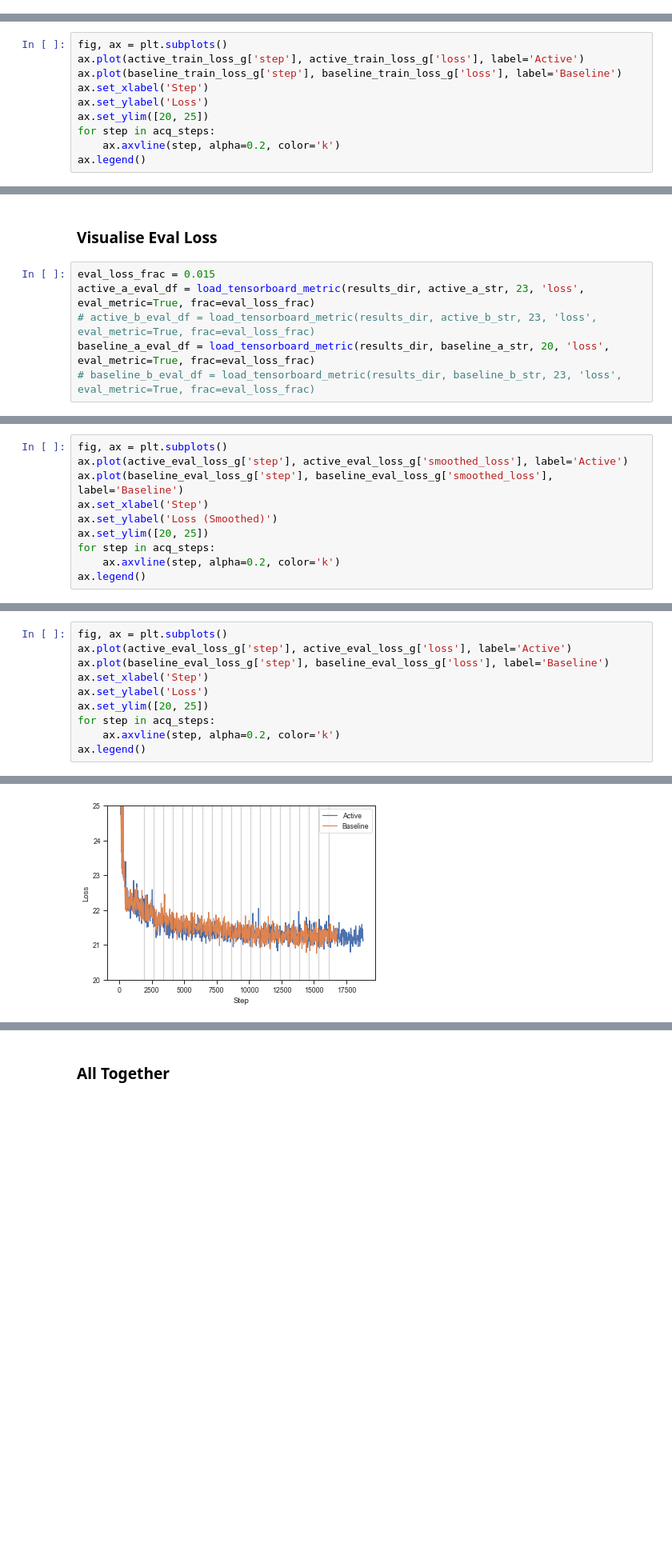
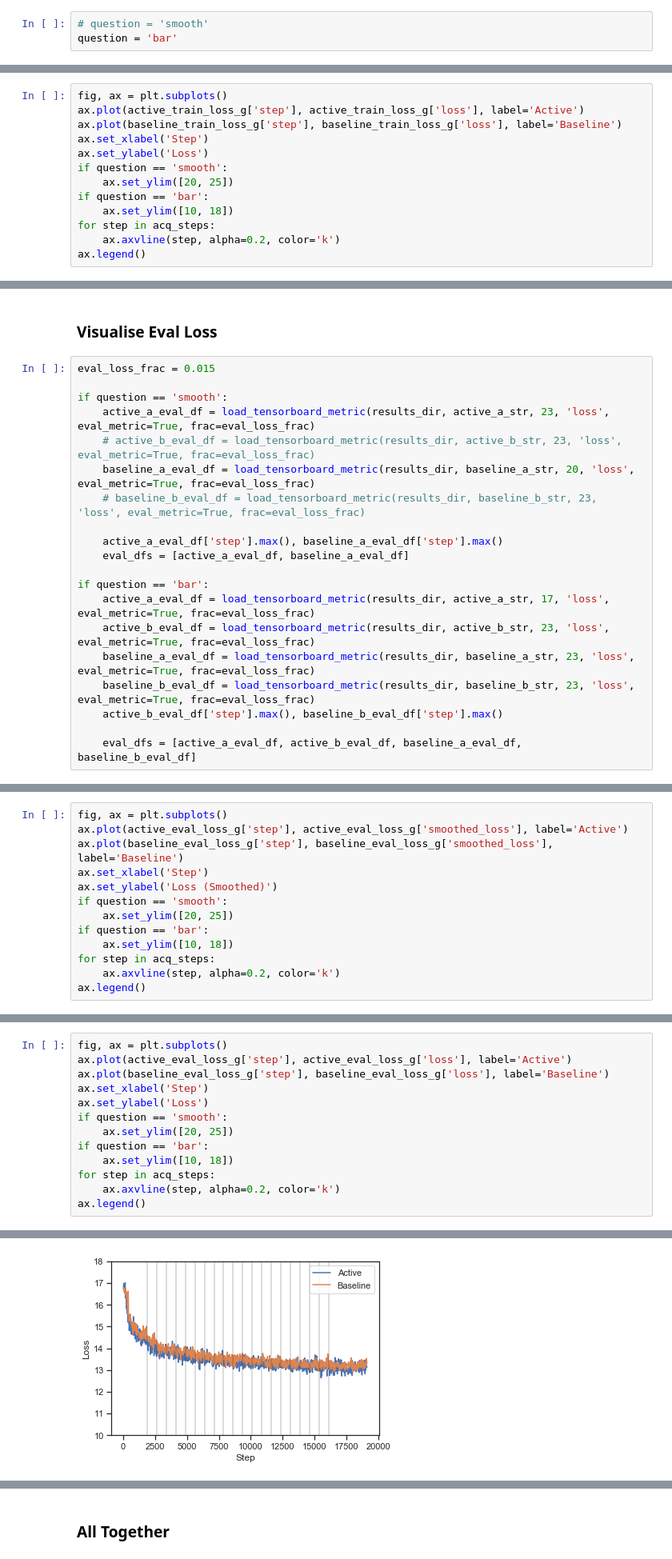
Before and after one commit to colinleach/zoobot, a Jupyter notebook: notebooks/active_learning_metrics.ipynb, the cells around one changed output, grey strips where cells are left out. Shown at 80% size. Saved outputs shown, nothing was run; the diff lists cells and outputs as text; blank space fills up the shorter version.

```diff
--- a/notebooks/active_learning_metrics.ipynb
+++ b/notebooks/active_learning_metrics.ipynb
@@ -51,4 +69,7 @@ def load_tensorboard_metric(results_dir, run_name, n_iterations, metric_name, ev
         flat_df['acquisition'] = 'baseline'
 
     return flat_df
+# %%
+# question = 'smooth'
+question = 'bar'
 # %%
@@ -119,7 +155,10 @@ ax.plot(active_train_loss_g['step'], active_train_loss_g['loss'], label='Active'
 ax.plot(baseline_train_loss_g['step'], baseline_train_loss_g['loss'], label='Baseline')
 ax.set_xlabel('Step')
 ax.set_ylabel('Loss')
-ax.set_ylim([20, 25])
+if question == 'smooth':
+    ax.set_ylim([20, 25])
+if question == 'bar':
+    ax.set_ylim([10, 18])
 for step in acq_steps:
     ax.axvline(step, alpha=0.2, color='k')
 ax.legend()
@@ -130,7 +169,21 @@ ax.legend()
 ### Visualise Eval Loss
 # %%
 eval_loss_frac = 0.015
-active_a_eval_df = load_tensorboard_metric(results_dir, active_a_str, 23, 'loss', eval_metric=True, frac=eval_loss_frac)
-# active_b_eval_df = load_tensorboard_metric(results_dir, active_b_str, 23, 'loss', eval_metric=True, frac=eval_loss_frac)
-baseline_a_eval_df = load_tensorboard_metric(results_dir, baseline_a_str, 20, 'loss', eval_metric=True, frac=eval_loss_frac)
-# baseline_b_eval_df = load_tensorboard_metric(results_dir, baseline_b_str, 23, 'loss', eval_metric=True, frac=eval_loss_frac)
+
+if question == 'smooth':
+    active_a_eval_df = load_tensorboard_metric(results_dir, active_a_str, 23, 'loss', eval_metric=True, frac=eval_loss_frac)
+    # active_b_eval_df = load_tensorboard_metric(results_dir, active_b_str, 23, 'loss', eval_metric=True, frac=eval_loss_frac)
+    baseline_a_eval_df = load_tensorboard_metric(results_dir, baseline_a_str, 20, 'loss', eval_metric=True, frac=eval_loss_frac)
+    # baseline_b_eval_df = load_tensorboard_metric(results_dir, baseline_b_str, 23, 'loss', eval_metric=True, frac=eval_loss_frac)
+
+    active_a_eval_df['step'].max(), baseline_a_eval_df['step'].max()
+    eval_dfs = [active_a_eval_df, baseline_a_eval_df]
+
+if question == 'bar':
+    active_a_eval_df = load_tensorboard_metric(results_dir, active_a_str, 17, 'loss', eval_metric=True, frac=eval_loss_frac)
+    active_b_eval_df = load_tensorboard_metric(results_dir, active_b_str, 23, 'loss', eval_metric=True, frac=eval_loss_frac)
+    baseline_a_eval_df = load_tensorboard_metric(results_dir, baseline_a_str, 23, 'loss', eval_metric=True, frac=eval_loss_frac)
+    baseline_b_eval_df = load_tensorboard_metric(results_dir, baseline_b_str, 23, 'loss', eval_metric=True, frac=eval_loss_frac)
+    active_b_eval_df['step'].max(), baseline_b_eval_df['step'].max()
+
+    eval_dfs = [active_a_eval_df, active_b_eval_df, baseline_a_eval_df, baseline_b_eval_df]
@@ -153,7 +198,10 @@ ax.plot(active_eval_loss_g['step'], active_eval_loss_g['smoothed_loss'], label='
 ax.plot(baseline_eval_loss_g['step'], baseline_eval_loss_g['smoothed_loss'], label='Baseline')
 ax.set_xlabel('Step')
 ax.set_ylabel('Loss (Smoothed)')
-ax.set_ylim([20, 25])
+if question == 'smooth':
+    ax.set_ylim([20, 25])
+if question == 'bar':
+    ax.set_ylim([10, 18])
 for step in acq_steps:
     ax.axvline(step, alpha=0.2, color='k')
 ax.legend()
@@ -163,15 +211,18 @@ ax.legend()
 # %%
 fig, ax = plt.subplots()
 ax.plot(active_eval_loss_g['step'], active_eval_loss_g['loss'], label='Active')
 ax.plot(baseline_eval_loss_g['step'], baseline_eval_loss_g['loss'], label='Baseline')
 ax.set_xlabel('Step')
 ax.set_ylabel('Loss')
-ax.set_ylim([20, 25])
+if question == 'smooth':
+    ax.set_ylim([20, 25])
+if question == 'bar':
+    ax.set_ylim([10, 18])
 for step in acq_steps:
     ax.axvline(step, alpha=0.2, color='k')
 ax.legend()
 # %% [output]
 <matplotlib.legend.Legend at 0x...>
-[figure, old version]
+[figure, new version]
 # %%
 rmse_frac = 0.008
```
Also changed, not shown: parts of 21 cells of this notebook.
